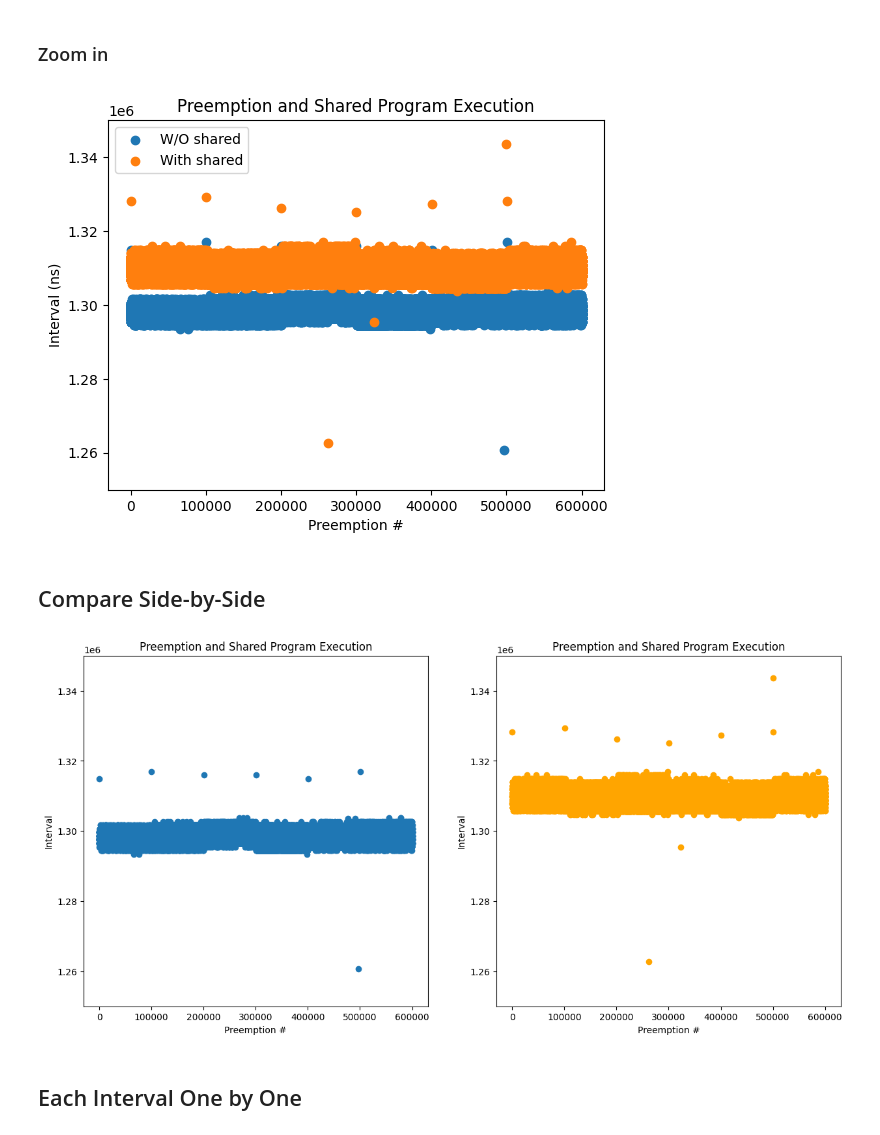
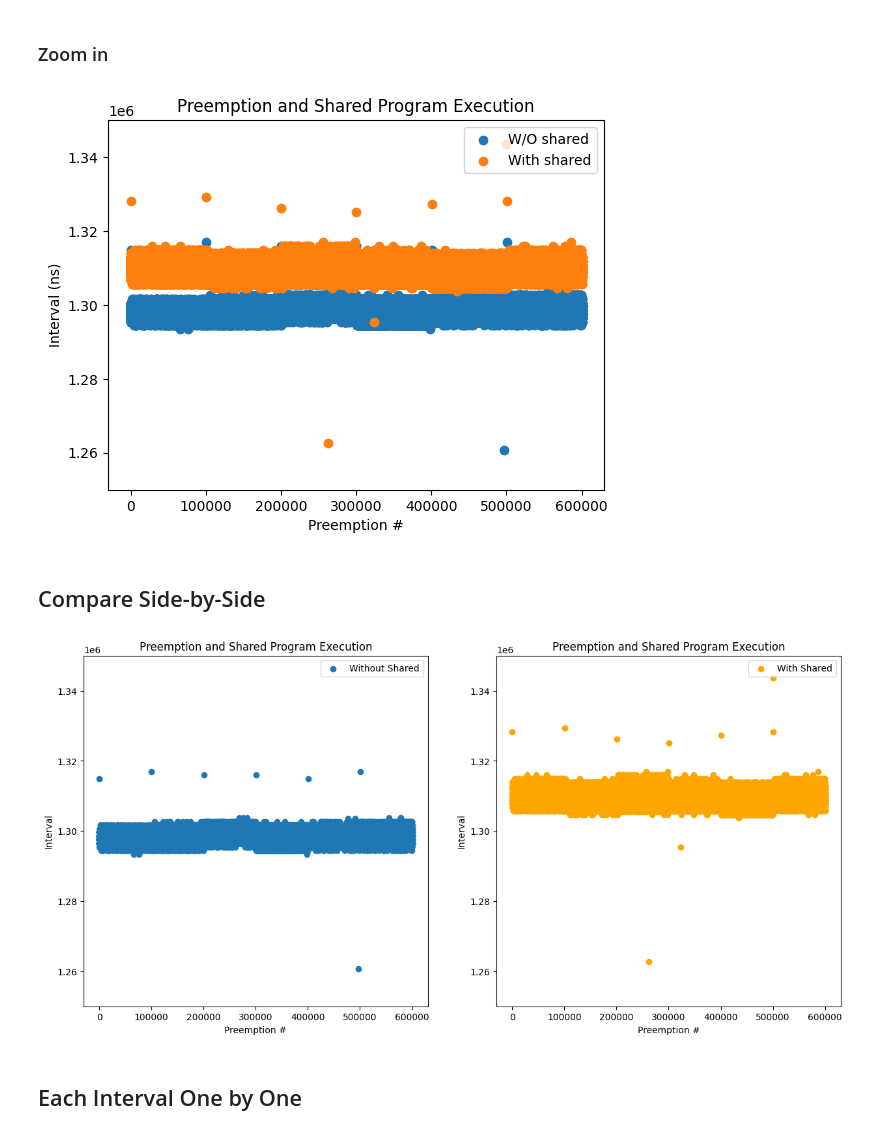
Before and after one commit to alexngUNC/GPU-research, a Jupyter notebook: Preemptions/Analysis/loopAnalysis.ipynb, the cells around one changed output. Cells and saved outputs as stored; diff of their text form; code cells hidden in the pictures.

```diff
--- a/Preemptions/Analysis/loopAnalysis.ipynb
+++ b/Preemptions/Analysis/loopAnalysis.ipynb
@@ -285,26 +285,26 @@ plt.show()
 # %%
 # ---------- Plot the data ----------
 # Plot all intervals on one plot
 plt.scatter(range(1, NUM_SAMPLES*6 - 11), no_shared_ivls_all, label='W/O shared')
 plt.scatter(range(1, NUM_SAMPLES*6 - 11), shared_ivls_all, label='With shared')
 
 # Add labels and title
 plt.xlabel('Preemption #')
 plt.ylabel('Interval (ns)')
 plt.title('Preemption and Shared Program Execution')
 
 # Add legend
-plt.legend()
+plt.legend(loc='upper right')
 
 # Set y-axis limits
 plt.ylim(1.25*1e6, 1.35*1e6)
 
 #plt.yticks(range(1010, 1030))
 
 # Show the plot
 plt.show()
 # %% [output]
-[figure, old version]
+[figure, new version]
 # %% [markdown]
 ## Compare Side-by-Side
 # %%
@@ -318,12 +318,14 @@ ax1.scatter(range(1, NUM_SAMPLES*6 - 11), no_shared_ivls_all, label='Without Sha
 ax1.set_xlabel('Preemption #')
 ax1.set_ylabel('Interval')
 ax1.set_title('Preemption and Shared Program Execution')
+ax1.legend(loc='upper right')
 
 # Set y-axis limits
 ax1.set_ylim(1.25*1e6, 1.35*1e6)
 
 # Scatterplot of with shared memory
 ax2.scatter(range(1, NUM_SAMPLES*6 - 11), shared_ivls_all, label='With Shared', color='orange')
+ax2.legend(loc='upper right')
 
 # Add labels and title
 ax2.set_xlabel('Preemption #')
@@ -335,7 +337,7 @@ ax2.set_ylim(1.25*1e6, 1.35*1e6)
 
 plt.show()
 # %% [output]
-[figure, old version]
+[figure, new version]
 # %% [markdown]
 ## Each Interval One by One
 # %%
```
Also changed, not shown: parts of 18 cells of this notebook.
